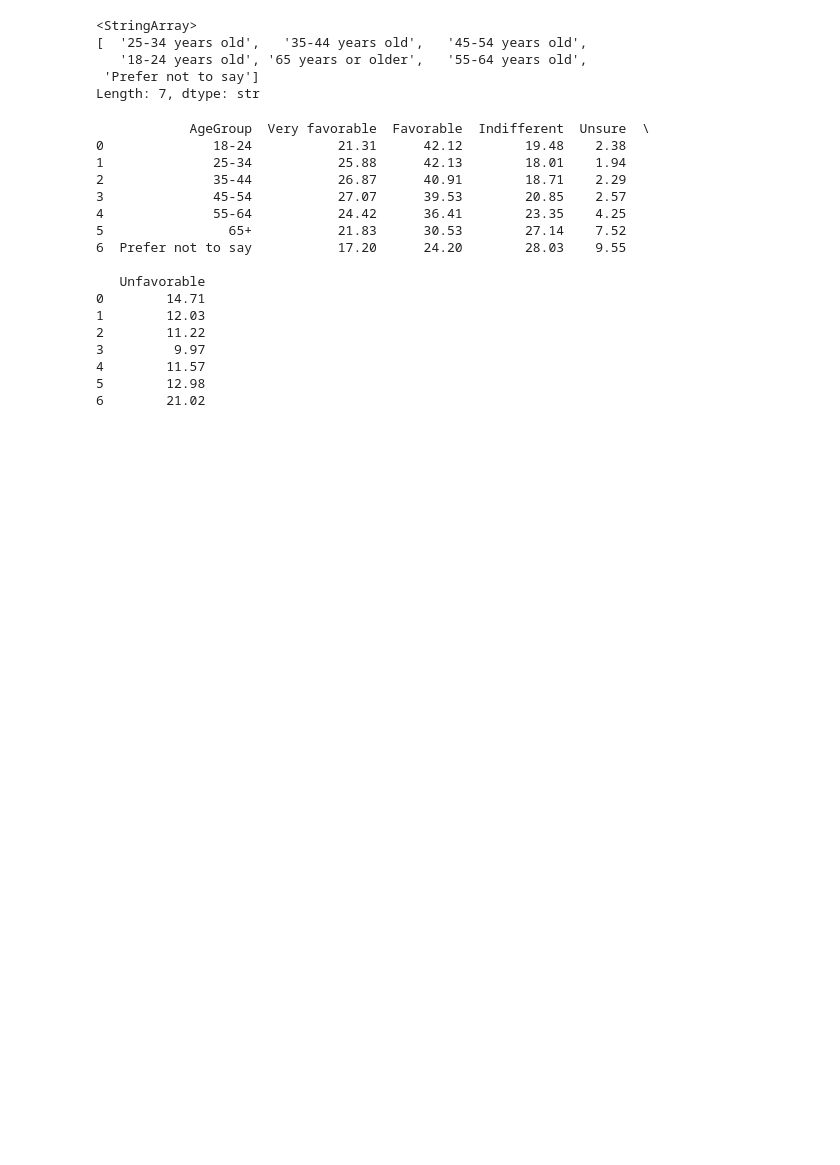
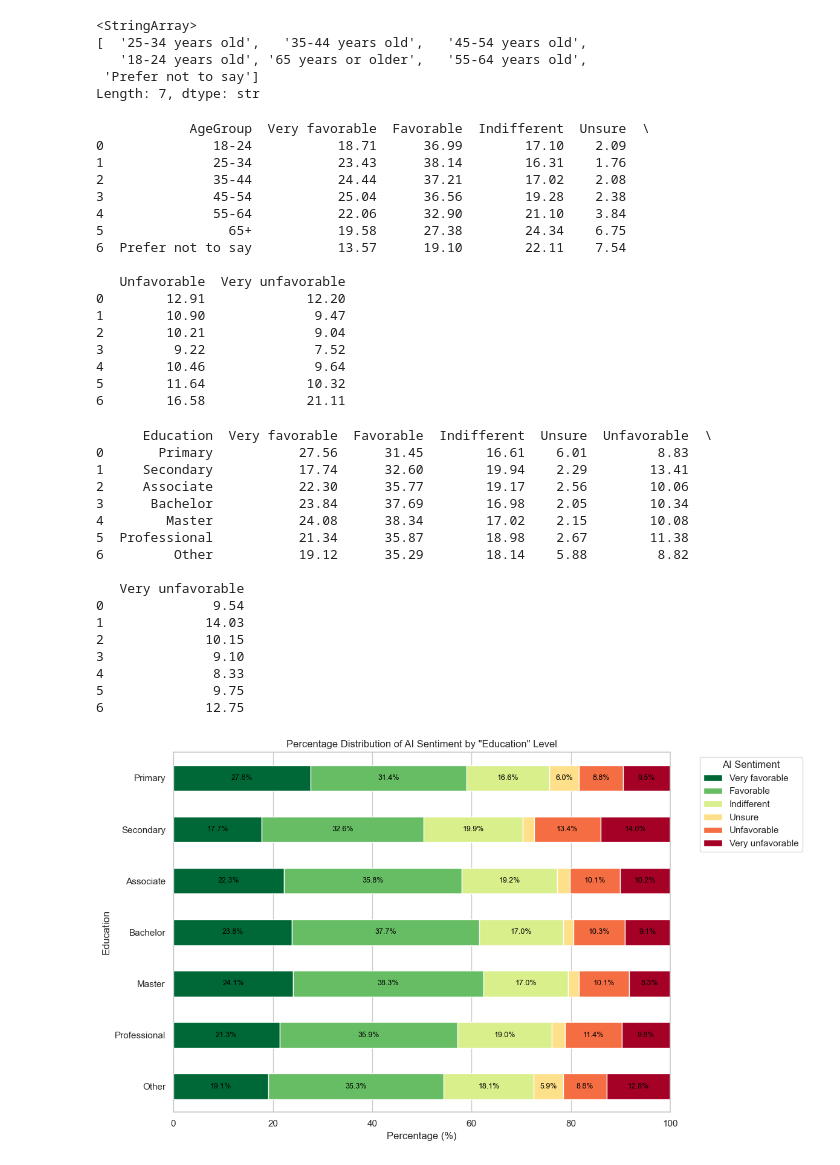
Before and after one commit to Datavisualiatie-UGent/project-dv26-12, a Jupyter notebook: notebooks/question1.ipynb, the cells around one changed output. Cells and saved outputs as stored; diff of their text form; code cells hidden in the pictures; blank space fills up the shorter version.

Commit message:
processing of data to new form

```diff
--- a/notebooks/question1.ipynb
+++ b/notebooks/question1.ipynb
@@ -149,39 +189,60 @@ age_mapping = {
 
 expected_age_order = ['18-24', '25-34', '35-44', '45-54', '55-64', '65+', 'Prefer not to say']
 
-newdf = process_ai_sentiment_by_age(df, col='Age', mapping_col='AgeGroup', age_mapping=age_mapping, expected_order=expected_age_order)
+newdf = process_ai_sentiment_by_column(df, col='Age', mapping_col='AgeGroup', mapping=age_mapping, expected_order=expected_age_order)
 print(newdf)
 # %% [output]
             AgeGroup  Very favorable  Favorable  Indifferent  Unsure  \
-0              18-24           21.31      42.12        19.48    2.38
-1              25-34           25.88      42.13        18.01    1.94
-2              35-44           26.87      40.91        18.71    2.29
-3              45-54           27.07      39.53        20.85    2.57
-4              55-64           24.42      36.41        23.35    4.25
-5                65+           21.83      30.53        27.14    7.52
-6  Prefer not to say           17.20      24.20        28.03    9.55
+0              18-24           18.71      36.99        17.10    2.09
+1              25-34           23.43      38.14        16.31    1.76
+2              35-44           24.44      37.21        17.02    2.08
+3              45-54           25.04      36.56        19.28    2.38
+4              55-64           22.06      32.90        21.10    3.84
+5                65+           19.58      27.38        24.34    6.75
+6  Prefer not to say           13.57      19.10        22.11    7.54
 
-   Unfavorable
-0        14.71
-1        12.03
-2        11.22
-3         9.97
-4        11.57
-5        12.98
-6        21.02
+   Unfavorable  Very unfavorable
+0        12.91             12.20
+1        10.90              9.47
+2        10.21              9.04
+3         9.22              7.52
+4        10.46              9.64
+5        11.64             10.32
+6        16.58             21.11
 # %%
 education_mapping = {
-    'Bachelor’s degree': 'Bachelor',
     'Master’s degree (M.A., M.S., M.Eng., MBA, etc.)': 'Master',
-    'Doctoral degree': 'Doctoral',
-    'High school diploma or equivalent': 'High School',
-    'Some college or associate degree': 'Some College',
-    'No formal education': 'No Education'
-
+    'Associate degree (A.A., A.S., etc.)': 'Associate',
+    'Bachelor’s degree (B.A., B.S., B.Eng., etc.)': 'Bachelor',
+    'Some college/university study without earning a degree': 'Some College',
+    'Professional degree (JD, MD, Ph.D, Ed.D, etc.)': 'Professional',
+    'Secondary school (e.g. American high school, German Realschule or Gymnasium, etc.)': 'Secondary',
+    'Other (please specify):': 'Other',
+    'Primary/elementary school': 'Primary'
 }
 
-expected_age_order = ['18-24', '25-34', '35-44', '45-54', '55-64', '65+', 'Prefer not to say']
+expected_age_order = ["Primary", "Secondary", "Associate", "Bachelor", "Master", "Professional", "Other"]
 
-newdf = process_ai_sentiment_by_age(df, col='Age', mapping_col='AgeGroup', age_mapping=age_mapping, expected_order=expected_age_order)
-print(newdf)
+df_percentages = process_ai_sentiment_by_column(df, col='EdLevel', mapping_col='Education', mapping=education_mapping, expected_order=expected_age_order)
+print(df_percentages)
+create_plot_from_percentages(df_percentages, column='Education')
+# %% [output]
+      Education  Very favorable  Favorable  Indifferent  Unsure  Unfavorable  \
+0       Primary           27.56      31.45        16.61    6.01         8.83
+1     Secondary           17.74      32.60        19.94    2.29        13.41
+2     Associate           22.30      35.77        19.17    2.56        10.06
+3      Bachelor           23.84      37.69        16.98    2.05        10.34
+4        Master           24.08      38.34        17.02    2.15        10.08
+5  Professional           21.34      35.87        18.98    2.67        11.38
+6         Other           19.12      35.29        18.14    5.88         8.82
+
+   Very unfavorable
+0              9.54
+1             14.03
+2             10.15
+3              9.10
+4              8.33
+5              9.75
+6             12.75
+[figure, added]
 # %%
```
Also changed, not shown: parts of 2 cells of this notebook.
